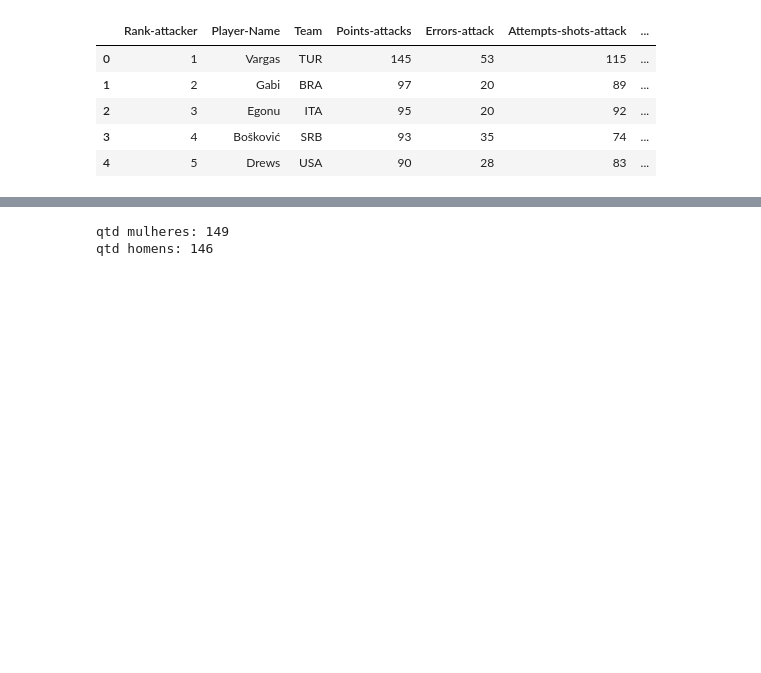
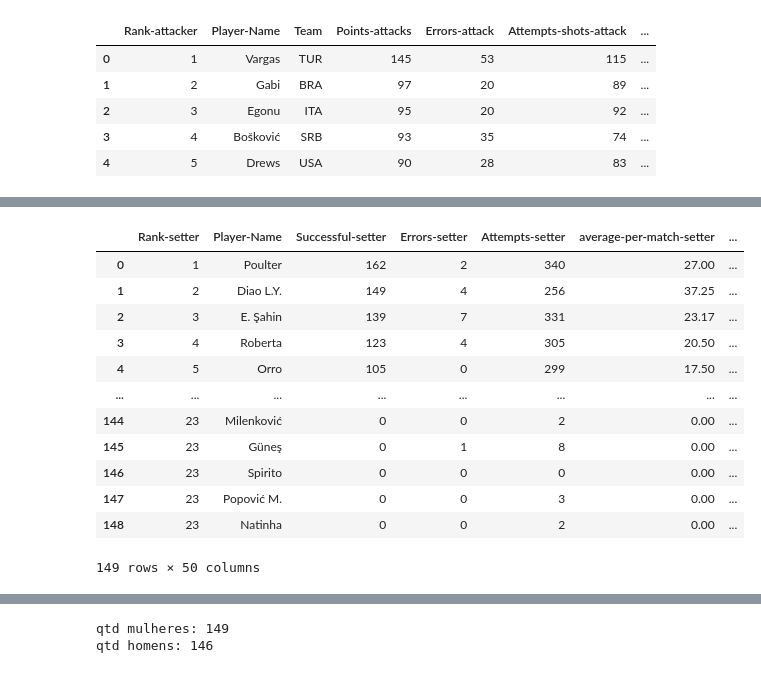
Before and after one commit to Malu-L/Projeto-DataVis, a Jupyter notebook: ECVD_2/main.ipynb, the cells around one changed output, grey strips where cells are left out. Saved outputs shown, nothing was run; the diff lists cells and outputs as text; code cells hidden in the pictures; blank space fills up the shorter version.

```diff
--- a/ECVD_2/main.ipynb
+++ b/ECVD_2/main.ipynb
@@ -112,0 +168,16 @@ Index(['Rank-setter', 'Player-Name', 'Successful-setter', 'Errors-setter',
+# %%
+df_paris_women
+# %% [output]
+|  | Rank-setter | Player-Name | Successful-setter | Errors-setter | Attempts-setter | average-per-match-setter | ... |
+| 0 | 1 | Poulter | 162 | 2 | 340 | 27.00 | ... |
+| 1 | 2 | Diao L.Y. | 149 | 4 | 256 | 37.25 | ... |
+| 2 | 3 | E. Şahin | 139 | 7 | 331 | 23.17 | ... |
+| 3 | 4 | Roberta | 123 | 4 | 305 | 20.50 | ... |
+| 4 | 5 | Orro | 105 | 0 | 299 | 17.50 | ... |
+| ... | ... | ... | ... | ... | ... | ... | ... |
+| 144 | 23 | Milenković | 0 | 0 | 2 | 0.00 | ... |
+| 145 | 23 | Güneş | 0 | 1 | 8 | 0.00 | ... |
+| 146 | 23 | Spirito | 0 | 0 | 0 | 0.00 | ... |
+| 147 | 23 | Popović M. | 0 | 0 | 3 | 0.00 | ... |
+| 148 | 23 | Natinha | 0 | 0 | 2 | 0.00 | ... |
+149 rows × 50 columns
```
Also changed, not shown: parts of 5 cells of this notebook.
